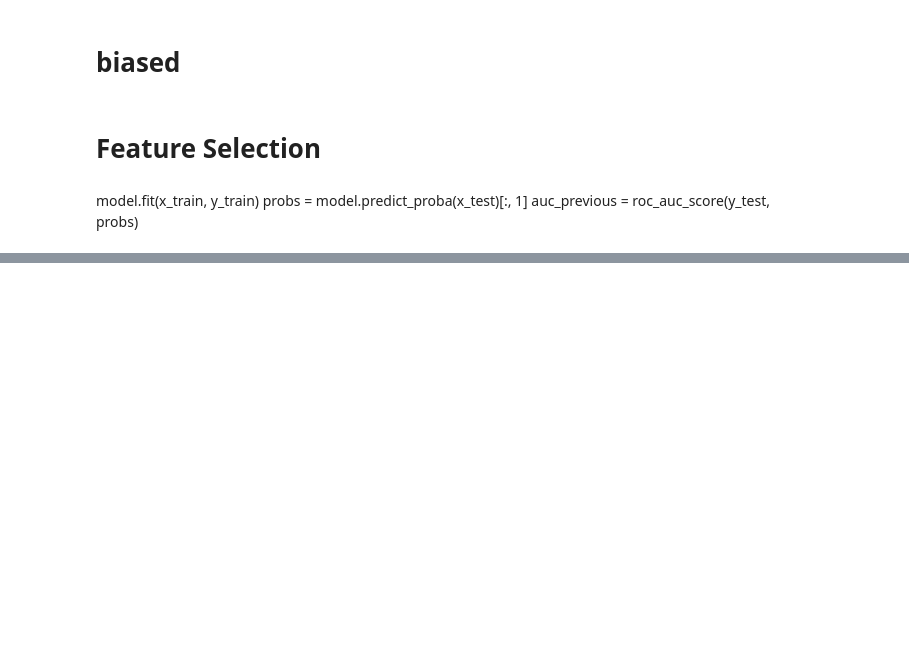
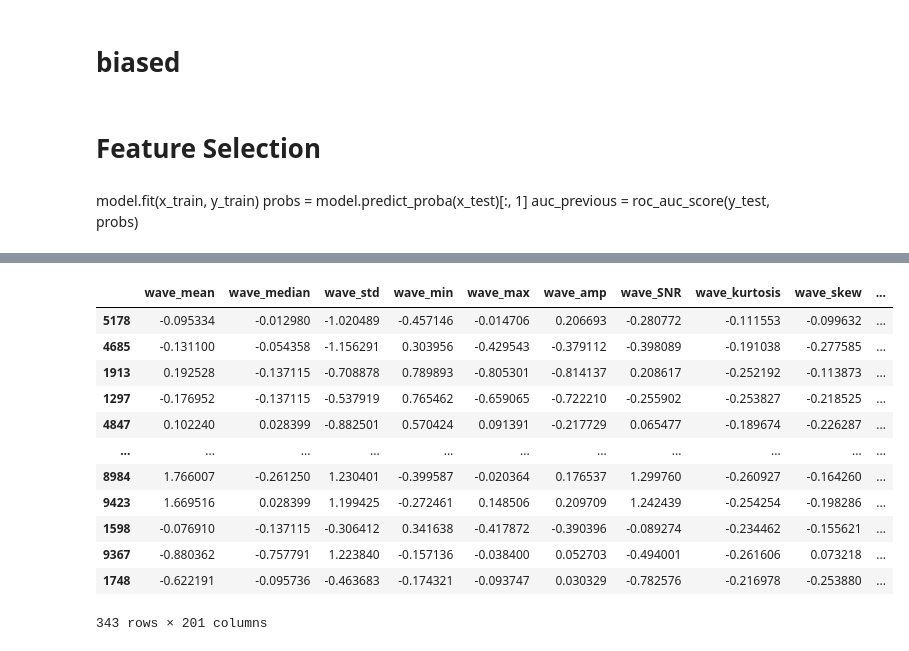
Before and after one commit to makyeme/Machine_conditions_monitoring, a Jupyter notebook: simon_ml.ipynb, the cells around one changed output, grey strips where cells are left out. Drawn from its saved outputs; the diff is of its cells as text; code cells hidden in the pictures; blank space fills up the shorter version.

```diff
--- a/simon_ml.ipynb
+++ b/simon_ml.ipynb
@@ -392,0 +534,16 @@ b + ['a']
+# %%
+x_val[(x_val['machine']==machine) & (x_val['id']==i)]
+# %% [output]
+|  | wave_mean | wave_median | wave_std | wave_min | wave_max | wave_amp | wave_SNR | wave_kurtosis | wave_skew | ... |
+| 5178 | -0.095334 | -0.012980 | -1.020489 | -0.457146 | -0.014706 | 0.206693 | -0.280772 | -0.111553 | -0.099632 | ... |
+| 4685 | -0.131100 | -0.054358 | -1.156291 | 0.303956 | -0.429543 | -0.379112 | -0.398089 | -0.191038 | -0.277585 | ... |
+| 1913 | 0.192528 | -0.137115 | -0.708878 | 0.789893 | -0.805301 | -0.814137 | 0.208617 | -0.252192 | -0.113873 | ... |
+| 1297 | -0.176952 | -0.137115 | -0.537919 | 0.765462 | -0.659065 | -0.722210 | -0.255902 | -0.253827 | -0.218525 | ... |
+| 4847 | 0.102240 | 0.028399 | -0.882501 | 0.570424 | 0.091391 | -0.217729 | 0.065477 | -0.189674 | -0.226287 | ... |
+| ... | ... | ... | ... | ... | ... | ... | ... | ... | ... | ... |
+| 8984 | 1.766007 | -0.261250 | 1.230401 | -0.399587 | -0.020364 | 0.176537 | 1.299760 | -0.260927 | -0.164260 | ... |
+| 9423 | 1.669516 | 0.028399 | 1.199425 | -0.272461 | 0.148506 | 0.209709 | 1.242439 | -0.254254 | -0.198286 | ... |
+| 1598 | -0.076910 | -0.137115 | -0.306412 | 0.341638 | -0.417872 | -0.390396 | -0.089274 | -0.234462 | -0.155621 | ... |
+| 9367 | -0.880362 | -0.757791 | 1.223840 | -0.157136 | -0.038400 | 0.052703 | -0.494001 | -0.261606 | 0.073218 | ... |
+| 1748 | -0.622191 | -0.095736 | -0.463683 | -0.174321 | -0.093747 | 0.030329 | -0.782576 | -0.216978 | -0.253880 | ... |
+343 rows × 201 columns
```
Also changed, not shown: parts of 38 cells of this notebook, 7 other files.
